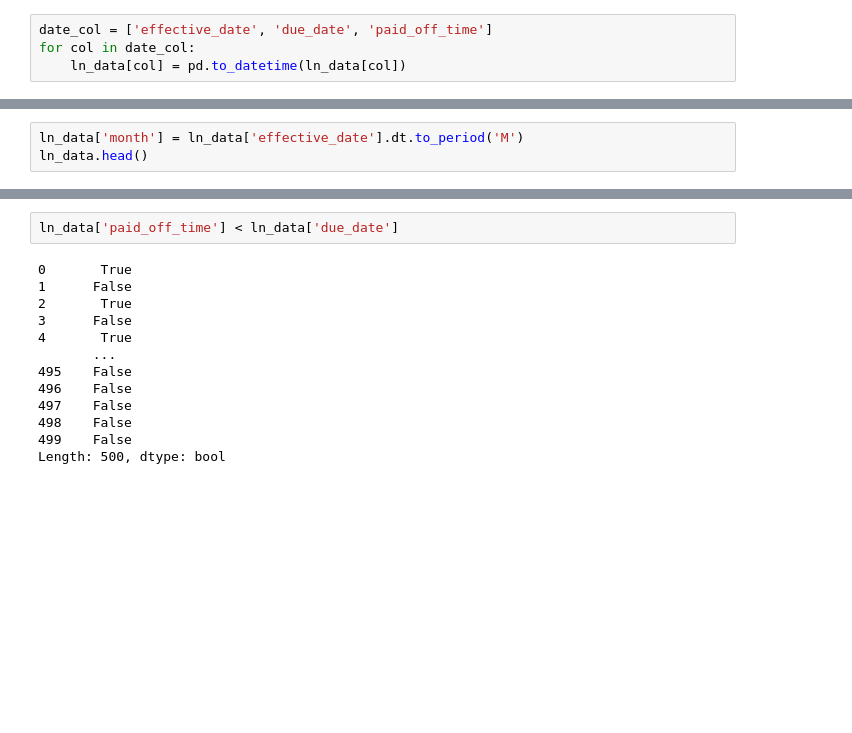
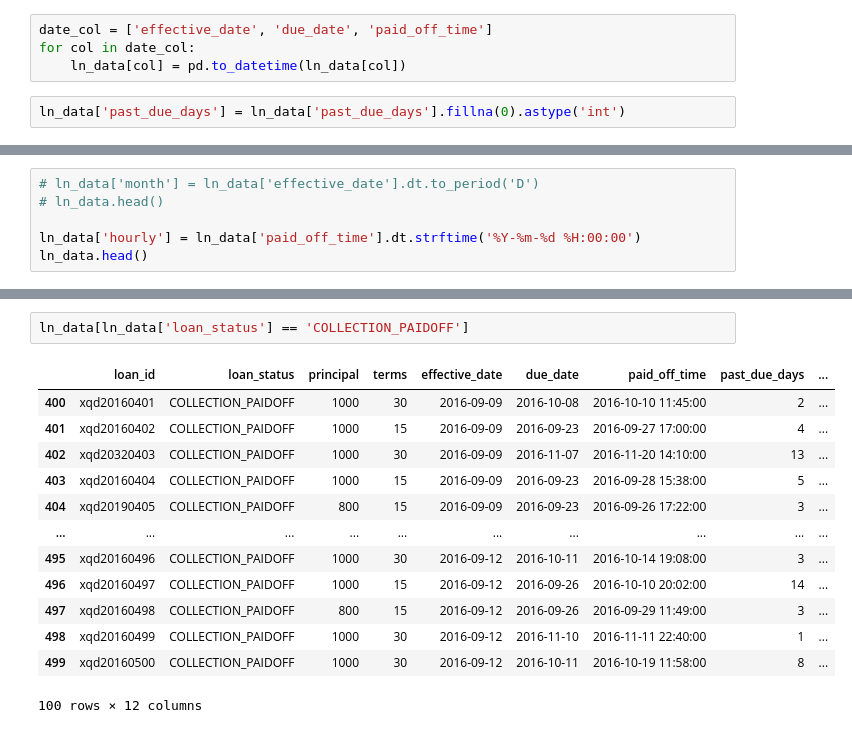
Before and after one commit to TelRich/Loan-Project, a Jupyter notebook: loan.ipynb, the cells around one changed output, grey strips where cells are left out. Drawn from its saved outputs; the diff is of its cells as text; blank space fills up the shorter version.

```diff
--- a/loan.ipynb
+++ b/loan.ipynb
@@ -51,6 +74,8 @@ dtype: object
 date_col = ['effective_date', 'due_date', 'paid_off_time']
 for col in date_col:
     ln_data[col] = pd.to_datetime(ln_data[col])
+# %%
+ln_data['past_due_days'] = ln_data['past_due_days'].fillna(0).astype('int')
 # %%
 ln_data.dtypes
 # %% [output]
@@ -81,6 +106,3 @@ age                 0
 education           0
 gender              0
 dtype: int64
-# %%
-ln_data['month'] = ln_data['effective_date'].dt.to_period('M')
-ln_data.head()
@@ -93,0 +115,6 @@ ln_data.head()
+# %%
+# ln_data['month'] = ln_data['effective_date'].dt.to_period('D')
+# ln_data.head()
+
+ln_data['hourly'] = ln_data['paid_off_time'].dt.strftime('%Y-%m-%d %H:00:00')
+ln_data.head()
@@ -94,15 +135,16 @@ ln_data.head()
 # %%
-ln_data['paid_off_time'] < ln_data['due_date']
+ln_data[ln_data['loan_status'] == 'COLLECTION_PAIDOFF']
 # %% [output]
+|  | loan_id | loan_status | principal | terms | effective_date | due_date | paid_off_time | past_due_days | ... |
+| 400 | xqd20160401 | COLLECTION_PAIDOFF | 1000 | 30 | 2016-09-09 | 2016-10-08 | 2016-10-10 11:45:00 | 2 | ... |
+| 401 | xqd20160402 | COLLECTION_PAIDOFF | 1000 | 15 | 2016-09-09 | 2016-09-23 | 2016-09-27 17:00:00 | 4 | ... |
+| 402 | xqd20320403 | COLLECTION_PAIDOFF | 1000 | 30 | 2016-09-09 | 2016-11-07 | 2016-11-20 14:10:00 | 13 | ... |
+| 403 | xqd20160404 | COLLECTION_PAIDOFF | 1000 | 15 | 2016-09-09 | 2016-09-23 | 2016-09-28 15:38:00 | 5 | ... |
+| 404 | xqd20190405 | COLLECTION_PAIDOFF | 800 | 15 | 2016-09-09 | 2016-09-23 | 2016-09-26 17:22:00 | 3 | ... |
+| ... | ... | ... | ... | ... | ... | ... | ... | ... | ... |
+| 495 | xqd20160496 | COLLECTION_PAIDOFF | 1000 | 30 | 2016-09-12 | 2016-10-11 | 2016-10-14 19:08:00 | 3 | ... |
+| 496 | xqd20160497 | COLLECTION_PAIDOFF | 1000 | 15 | 2016-09-12 | 2016-09-26 | 2016-10-10 20:02:00 | 14 | ... |
+| 497 | xqd20160498 | COLLECTION_PAIDOFF | 800 | 15 | 2016-09-12 | 2016-09-26 | 2016-09-29 11:49:00 | 3 | ... |
+| 498 | xqd20160499 | COLLECTION_PAIDOFF | 1000 | 30 | 2016-09-12 | 2016-11-10 | 2016-11-11 22:40:00 | 1 | ... |
+| 499 | xqd20160500 | COLLECTION_PAIDOFF | 1000 | 30 | 2016-09-12 | 2016-10-11 | 2016-10-19 11:58:00 | 8 | ... |
-0       True
-1      False
-2       True
-3      False
-4       True
-       ...
-495    False
-496    False
-497    False
-498    False
-499    False
-Length: 500, dtype: bool
+100 rows × 12 columns
```
Also changed, not shown: parts of 17 cells of this notebook, 1 other file.
